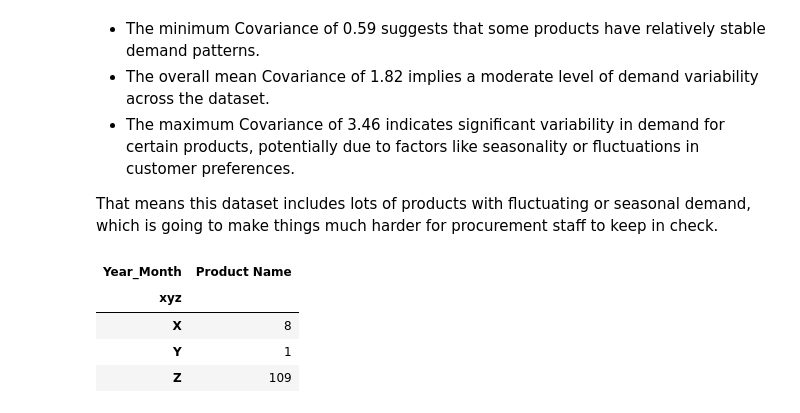
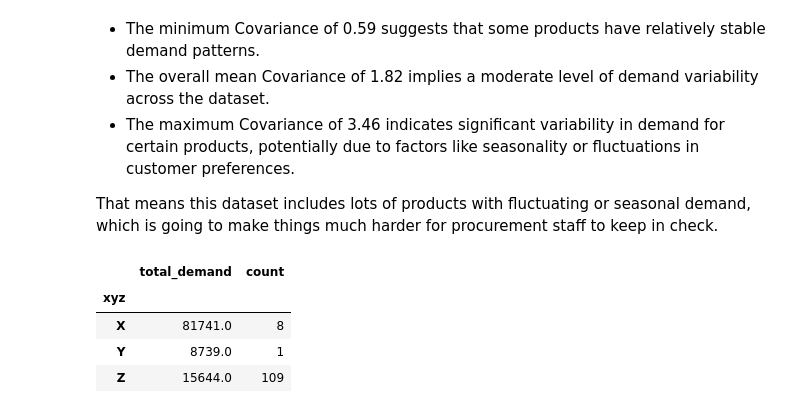
Before and after one commit to emirhansilsupur/supply-chain-analytics-forecasting, a Jupyter notebook: SC_Analytics_Forecasting.ipynb, the cells around one changed output. Saved outputs shown, nothing was run; the diff lists cells and outputs as text; code cells hidden in the pictures.

```diff
--- a/SC_Analytics_Forecasting.ipynb
+++ b/SC_Analytics_Forecasting.ipynb
@@ -1032,11 +1032,11 @@ def xyz_classification(cov):
         return "Z"
 # %%
 df_cp_wide["xyz"] = df_cp_wide["cov"].apply(xyz_classification)
-# %%
-pd.pivot_table(df_cp_wide, index="xyz", values="Product Name",aggfunc={"Product Name":np.count_nonzero})
-# %% [output]
-| Year_Month | Product Name |
-| xyz |  |
-| X | 8 |
-| Y | 1 |
-| Z | 109 |
+# %%
+df_cp_wide[["xyz","Product Name","total_demand"]].groupby("xyz").agg(total_demand=("total_demand","sum"),count=("Product Name","count"))
+# %% [output]
+|  | total_demand | count |
+| xyz |  |  |
+| X | 81741.0 | 8 |
+| Y | 8739.0 | 1 |
+| Z | 15644.0 | 109 |
```
Also changed, not shown: parts of 7 cells of this notebook.
